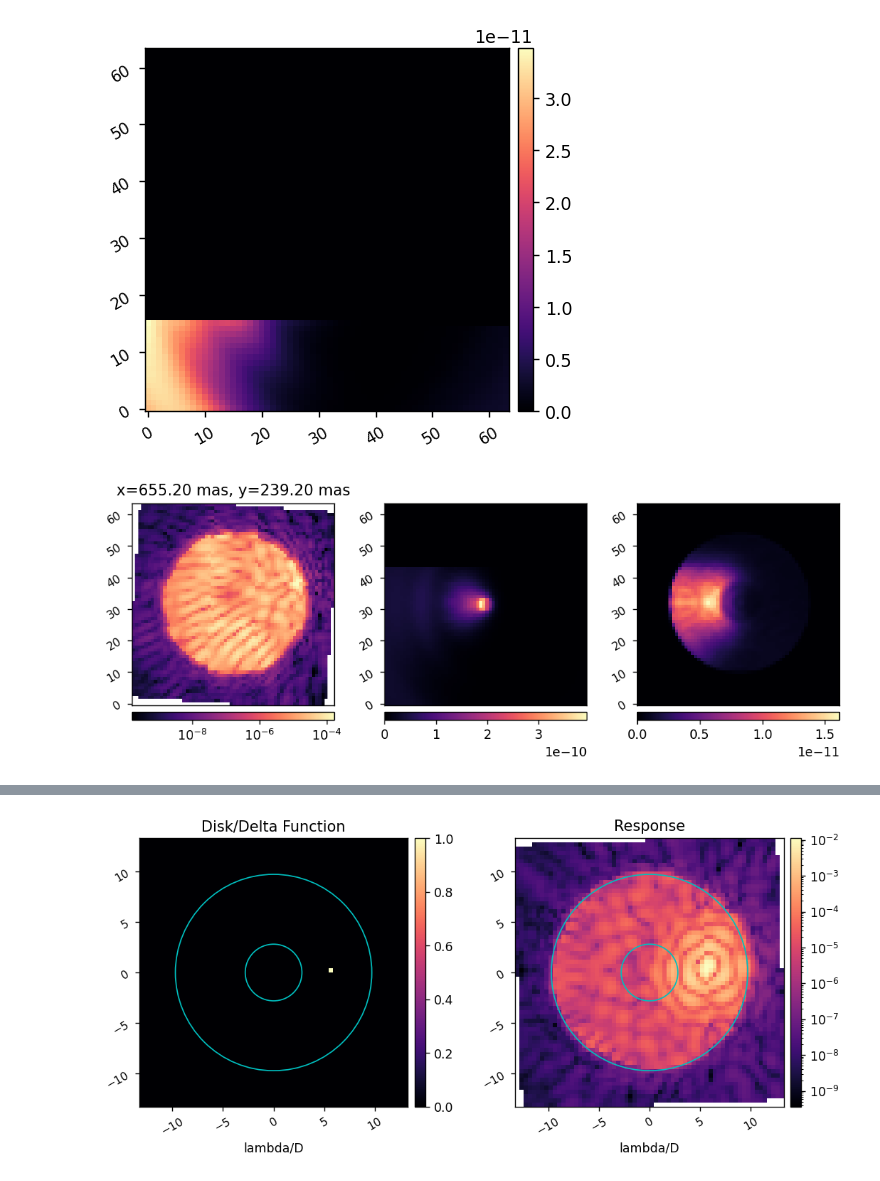
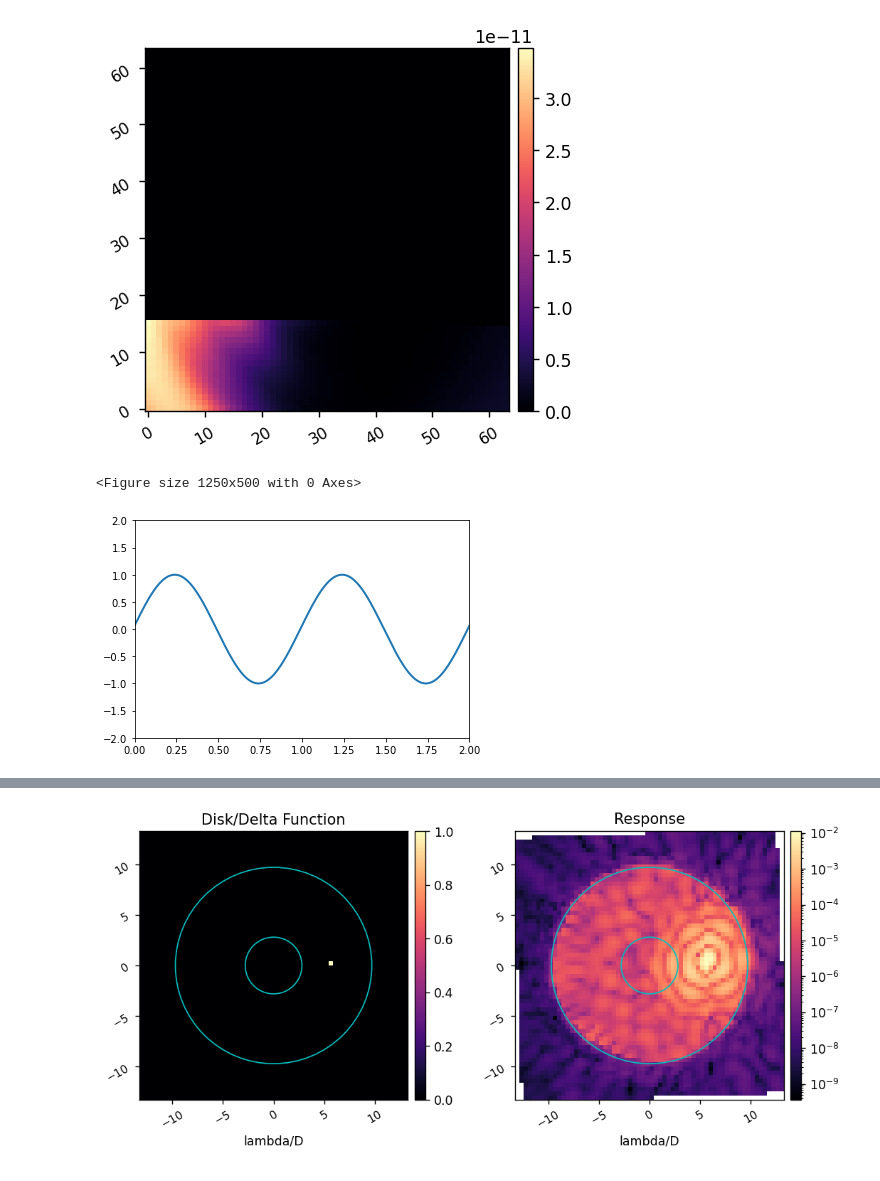
Before and after one commit to kian1377/disk-processing, a Jupyter notebook: hlc_band1_0920_run_disk_sim.ipynb, the cells around one changed output, grey strips where cells are left out. Drawn from its saved outputs; the diff is of its cells as text; code cells hidden in the pictures.

```diff
--- a/hlc_band1_0920_run_disk_sim.ipynb
+++ b/hlc_band1_0920_run_disk_sim.ipynb
@@ -119,4 +117,5 @@ import misc_funs as misc
 # %%
+import misc_funs as misc
 ndisk = 64
 disk_pixelscale_mas = 20.8*u.mas/u.pix
 
@@ -129,12 +128,42 @@ for i in range(start, ipsf_matrix.shape[0]):
     new_disk = disk.flatten()
     new_disk[i:] = 0
     disk_sim = np.reshape(ipsf_matrix.dot(new_disk), (npsf,npsf))
+
+    patches = [Circle((x[i].value, y[i].value), 20, color='c', fill=False)]
     try:
-        misc.imshow3(ipsf_matrix[:,i].reshape(npsf,npsf), new_disk.reshape(ndisk,ndisk), disk_sim,
+        fig,ax = misc.imshow3(ipsf_matrix[:,i].reshape(npsf,npsf), new_disk.reshape(ndisk,ndisk), disk_sim,
                        'x={:.2f}, y={:.2f}'.format(x[i], y[i]),
-                       lognorm1=True)
+                     pxscl1=psf_pixelscale_mas, pxscl2=disk_pixelscale_mas, pxscl3=psf_pixelscale_mas,
+                     patches2=patches,
+                       lognorm1=True, return_fig=True)
         clear_output(wait=True)
     except KeyboardInterrupt:
         break
 # %% [output]
-[figure, removed]
+<Figure size 1250x500 with 0 Axes>
+# %%
+import numpy as np
+from matplotlib import pyplot as plt
+from matplotlib import animation
+plt.rcParams['animation.ffmpeg_path'] = 'C:\\Users\\Kian\\Desktop\\ffmpeg\\ffmpeg-2023-02-19-git-2aec86695a-full_build\\bin\\ffmpeg.exe'
+
+fig = plt.figure()
+ax = plt.axes(xlim=(0, 2), ylim=(-2, 2))
+line, = ax.plot([], [], lw=2)
+
+def init():
+    line.set_data([], [])
+    return line,
+
+def animate(i):
+    x = np.linspace(0, 2, 1000)
+    y = np.sin(2 * np.pi * (x - 0.01 * i))
+    line.set_data(x, y)
+    return line,
+
+anim = animation.FuncAnimation(fig, animate, init_func=init, frames=200, interval=20, blit=True)
+
+FFwriter = animation.FFMpegWriter(fps=30, extra_args=['-vcodec', 'libx264'])
+anim.save('basic_animation.mp4', writer=FFwriter)
+# %% [output]
+[figure, added]
```
Also changed, not shown: parts of 6 cells of this notebook, 2 other files.
